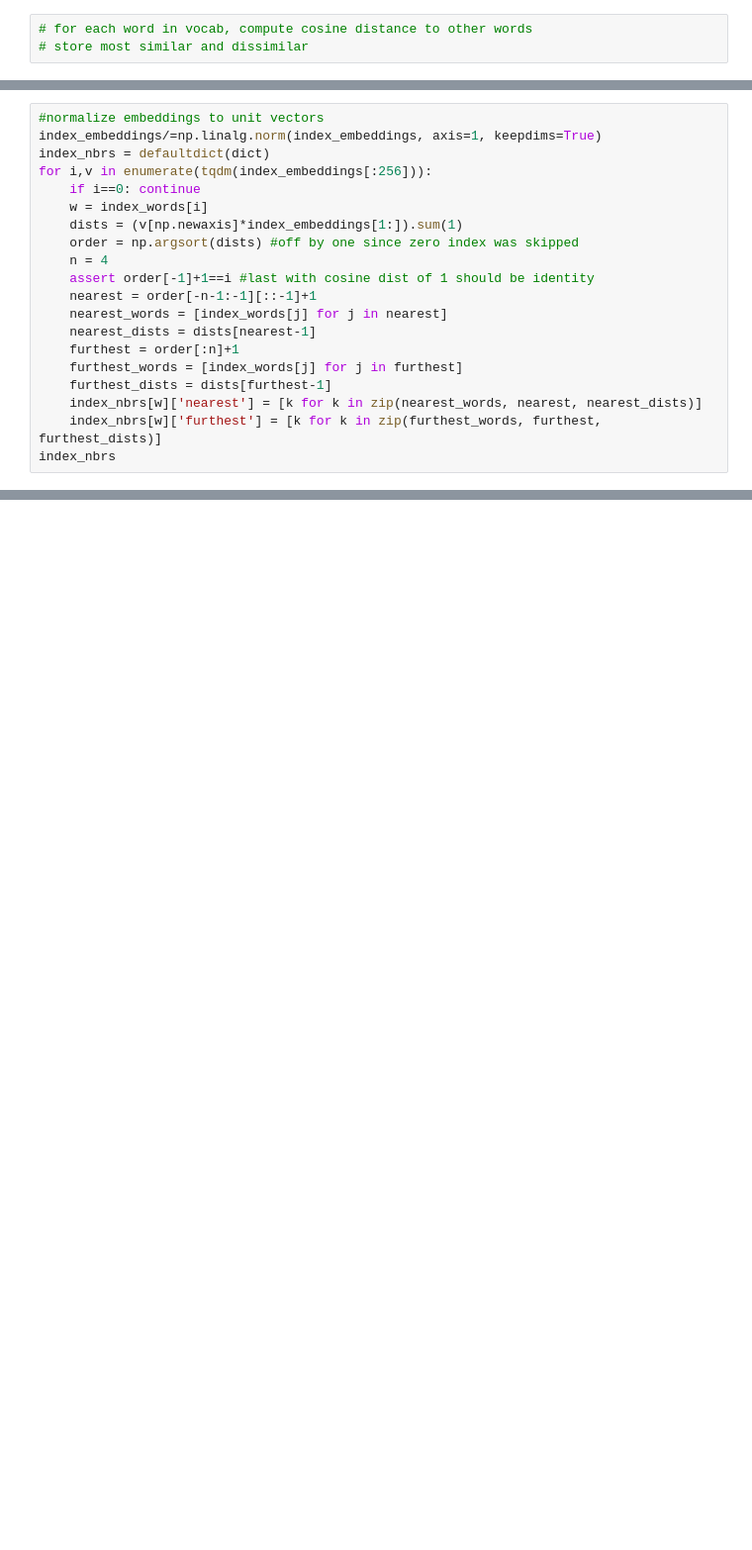
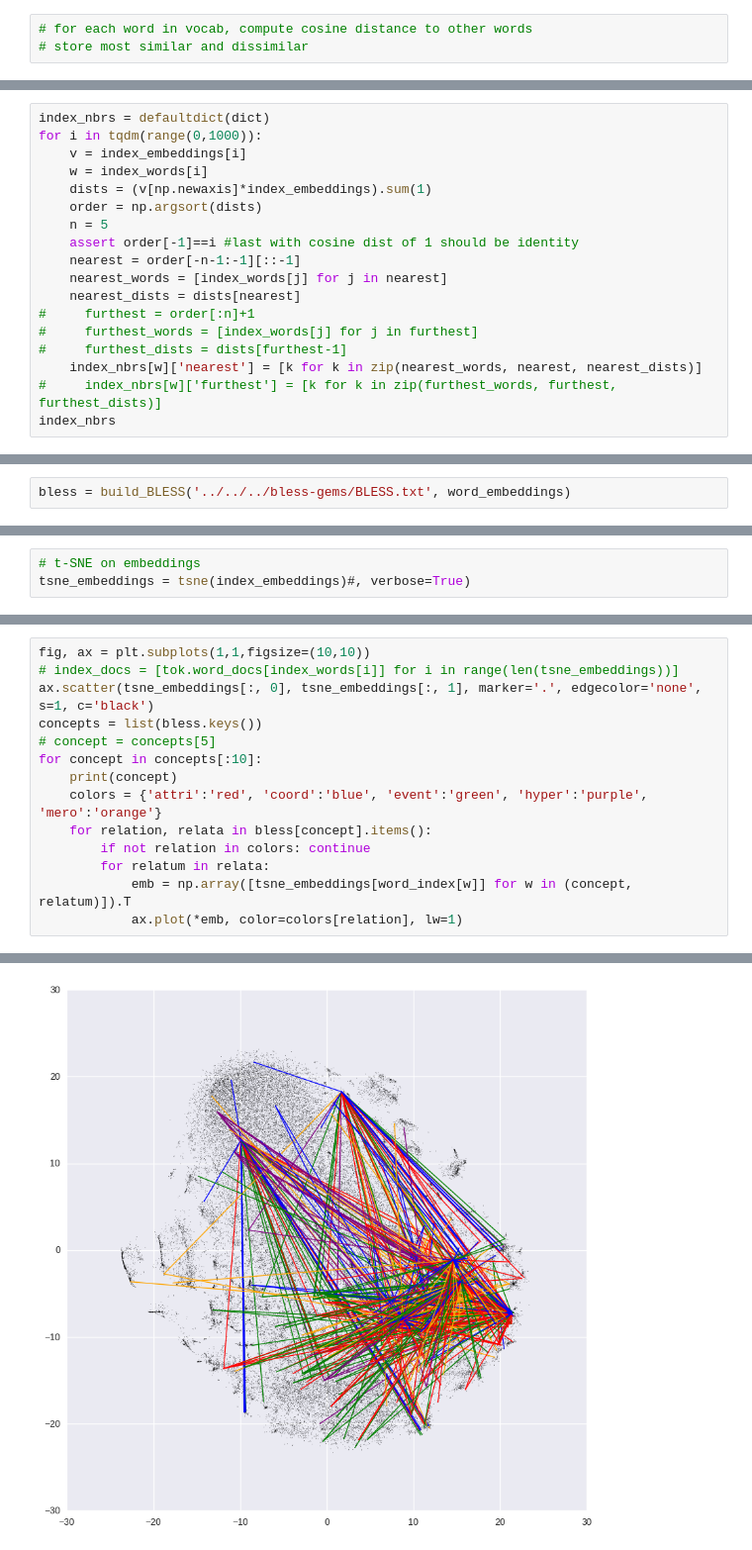
Before and after one commit to victor-shepardson/word-vector-experiments, a Jupyter notebook: notebooks/word-vectors.ipynb, the cells around one changed output, grey strips where cells are left out. Shown at 99% size. Saved outputs shown, nothing was run; the diff lists cells and outputs as text; blank space fills up the shorter version.

```diff
--- a/notebooks/word-vectors.ipynb
+++ b/notebooks/word-vectors.ipynb
@@ -377,20 +392,18 @@ my face which at home and even in the vestibule of the university buildings had
 # %%
-#normalize embeddings to unit vectors
-index_embeddings/=np.linalg.norm(index_embeddings, axis=1, keepdims=True)
 index_nbrs = defaultdict(dict)
-for i,v in enumerate(tqdm(index_embeddings[:256])):
-    if i==0: continue
+for i in tqdm(range(0,1000)):
+    v = index_embeddings[i]
     w = index_words[i]
-    dists = (v[np.newaxis]*index_embeddings[1:]).sum(1)
-    order = np.argsort(dists) #off by one since zero index was skipped
-    n = 4
-    assert order[-1]+1==i #last with cosine dist of 1 should be identity
-    nearest = order[-n-1:-1][::-1]+1
+    dists = (v[np.newaxis]*index_embeddings).sum(1)
+    order = np.argsort(dists)
+    n = 5
+    assert order[-1]==i #last with cosine dist of 1 should be identity
+    nearest = order[-n-1:-1][::-1]
     nearest_words = [index_words[j] for j in nearest]
-    nearest_dists = dists[nearest-1]
-    furthest = order[:n]+1
-    furthest_words = [index_words[j] for j in furthest]
-    furthest_dists = dists[furthest-1]
+    nearest_dists = dists[nearest]
+#     furthest = order[:n]+1
+#     furthest_words = [index_words[j] for j in furthest]
+#     furthest_dists = dists[furthest-1]
     index_nbrs[w]['nearest'] = [k for k in zip(nearest_words, nearest, nearest_dists)]
-    index_nbrs[w]['furthest'] = [k for k in zip(furthest_words, furthest, furthest_dists)]
+#     index_nbrs[w]['furthest'] = [k for k in zip(furthest_words, furthest, furthest_dists)]
 index_nbrs
@@ -447,0 +460,2 @@ s.close()
+# %%
+bless = build_BLESS('../../../bless-gems/BLESS.txt', word_embeddings)
@@ -447,0 +497,3 @@ s.close()
+# %%
+# t-SNE on embeddings
+tsne_embeddings = tsne(index_embeddings)#, verbose=True)
@@ -447,0 +506,15 @@ s.close()
+# %%
+fig, ax = plt.subplots(1,1,figsize=(10,10))
+# index_docs = [tok.word_docs[index_words[i]] for i in range(len(tsne_embeddings))]
+ax.scatter(tsne_embeddings[:, 0], tsne_embeddings[:, 1], marker='.', edgecolor='none', s=1, c='black')
+concepts = list(bless.keys())
+# concept = concepts[5]
+for concept in concepts[:10]:
+    print(concept)
+    colors = {'attri':'red', 'coord':'blue', 'event':'green', 'hyper':'purple', 'mero':'orange'}
+    for relation, relata in bless[concept].items():
+        if not relation in colors: continue
+        for relatum in relata:
+            emb = np.array([tsne_embeddings[word_index[w]] for w in (concept, relatum)]).T
+            ax.plot(*emb, color=colors[relation], lw=1)
+# %% [output]
@@ -447,0 +531 @@ s.close()
+[figure, added]
```
Also changed, not shown: parts of 46 cells of this notebook.
